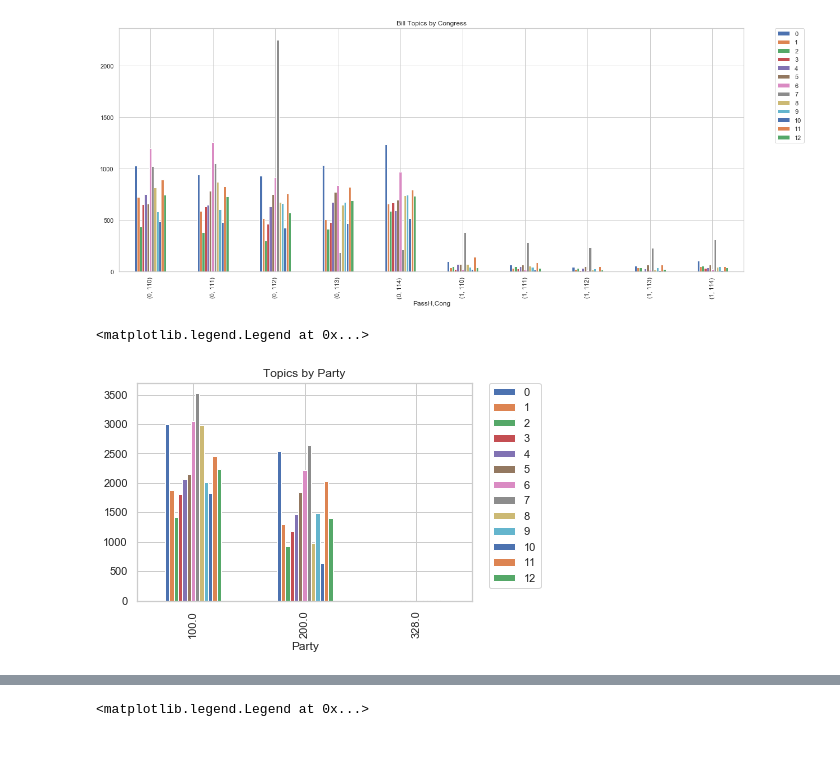
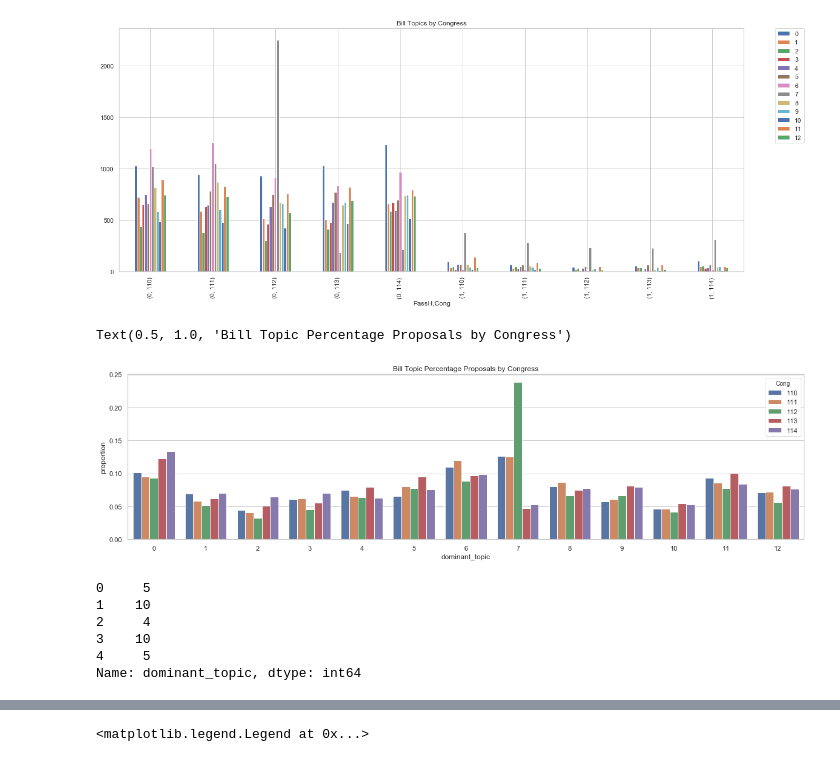
Before and after one commit to mellymillionz/Congressional_Bill_Passage_Analysis, a Jupyter notebook: Topic_Modeling_FINAL.ipynb, the cells around one changed output, grey strips where cells are left out. Cells and saved outputs as stored; diff of their text form; code cells hidden in the pictures.

Commit message:
topic modeling final

```diff
--- a/Topic_Modeling_FINAL.ipynb
+++ b/Topic_Modeling_FINAL.ipynb
@@ -532,13 +534,35 @@ plt.legend(bbox_to_anchor=(1.05, 1), loc='upper left', borderaxespad=0.)
 # %% [output]
 <matplotlib.legend.Legend at 0x...>
 [figure]
-# %%
-import seaborn as sns
-import matplotlib.pyplot as plt
-sns.set(style="whitegrid")
-
-test.groupby(['Party', 'dominant_topic']).size().unstack().plot.bar().set_title('Topics by Party')
-plt.legend(bbox_to_anchor=(1.05, 1), loc='upper left', borderaxespad=0.)
-# %% [output]
-<matplotlib.legend.Legend at 0x...>
-[figure, removed]
+# %%
+#Looking at dominant topic contribution by proportion
+import pandas as pd
+import seaborn as sns
+import matplotlib.pyplot as plt
+
+%matplotlib inline
+
+plt.figure(figsize=(20,5))
+
+x1, y1, hue = "dominant_topic", "proportion", "Cong"
+hue_order = ["1", "0"]
+data=test
+
+(test[x]
+ .groupby(df[hue])
+ .value_counts(normalize=True)
+ .rename(y)
+ .reset_index()
+ .pipe((sns.barplot, "data"), x=x1, y=y1, hue=hue).set_title('Bill Topic Percentage Proposals by Congress'))
+# %% [output]
+Text(0.5, 1.0, 'Bill Topic Percentage Proposals by Congress')
+[figure, added]
+# %%
+test['dominant_topic'].head()
+# %% [output]
+0     5
+1    10
+2     4
+3    10
+4     5
+Name: dominant_topic, dtype: int64
```
Also changed, not shown: parts of 5 cells of this notebook.
